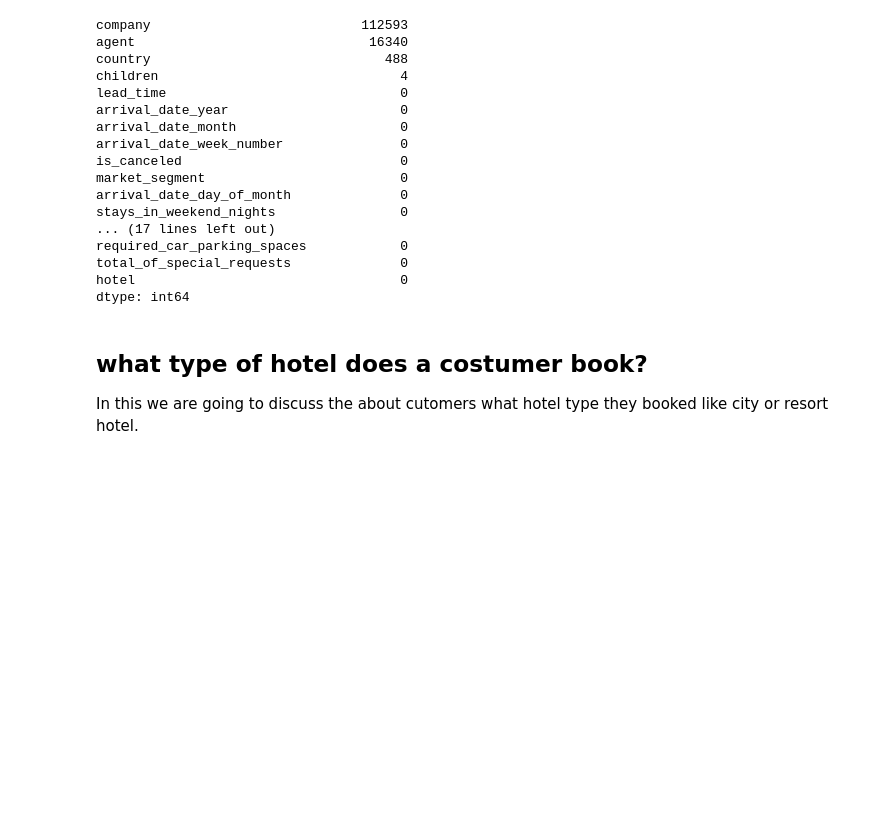
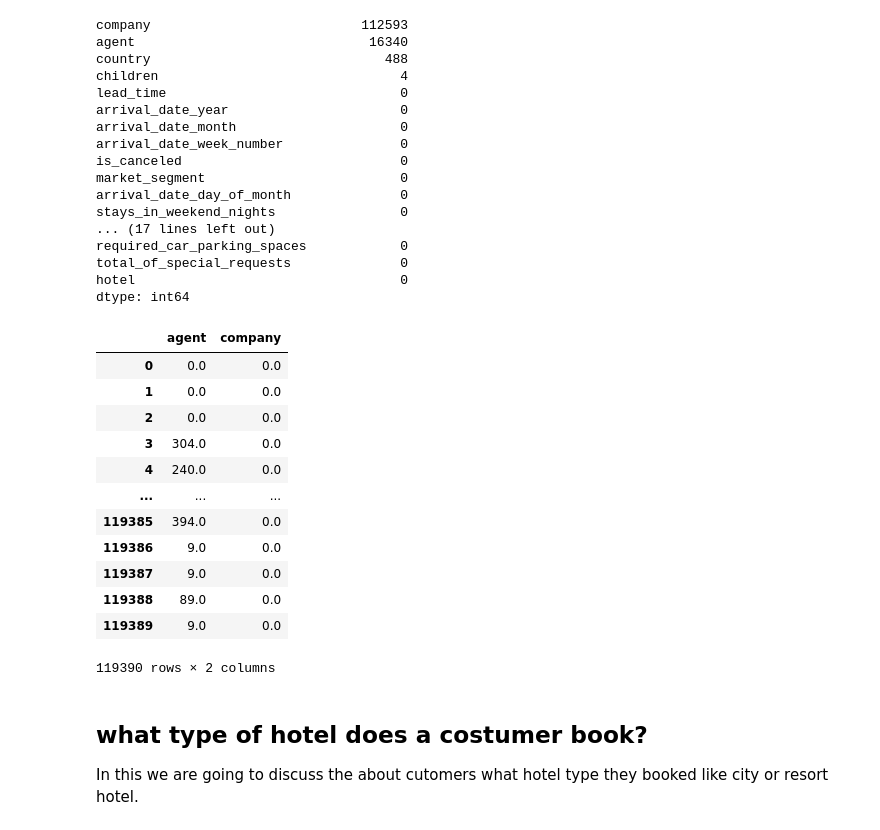
Before and after one commit to anasjy/Hotel-Booking-Analysis, a Jupyter notebook: Hotel_Booking_Analysis_Capstone_project.ipynb, the cells around one changed output. Saved outputs shown, nothing was run; the diff lists cells and outputs as text; code cells hidden in the pictures; blank space fills up the shorter version.

Commit message:
sixth commit of hotel booking

```diff
--- a/Hotel_Booking_Analysis_Capstone_project.ipynb
+++ b/Hotel_Booking_Analysis_Capstone_project.ipynb
@@ -201,6 +201,24 @@ required_car_parking_spaces            0
 total_of_special_requests              0
 hotel                                  0
 dtype: int64
+# %%
+# Dealing with null values in column of agent and company in dataset.
+df_null = hotel_inf[['agent','company']].fillna(0.0)
+df_null
+# %% [output]
+|  | agent | company |
+| 0 | 0.0 | 0.0 |
+| 1 | 0.0 | 0.0 |
+| 2 | 0.0 | 0.0 |
+| 3 | 304.0 | 0.0 |
+| 4 | 240.0 | 0.0 |
+| ... | ... | ... |
+| 119385 | 394.0 | 0.0 |
+| 119386 | 9.0 | 0.0 |
+| 119387 | 9.0 | 0.0 |
+| 119388 | 89.0 | 0.0 |
+| 119389 | 9.0 | 0.0 |
+119390 rows × 2 columns
 # %% [markdown]
 ## what type of hotel does a costumer book?
 
```
Also changed, not shown: parts of 10 cells of this notebook.
